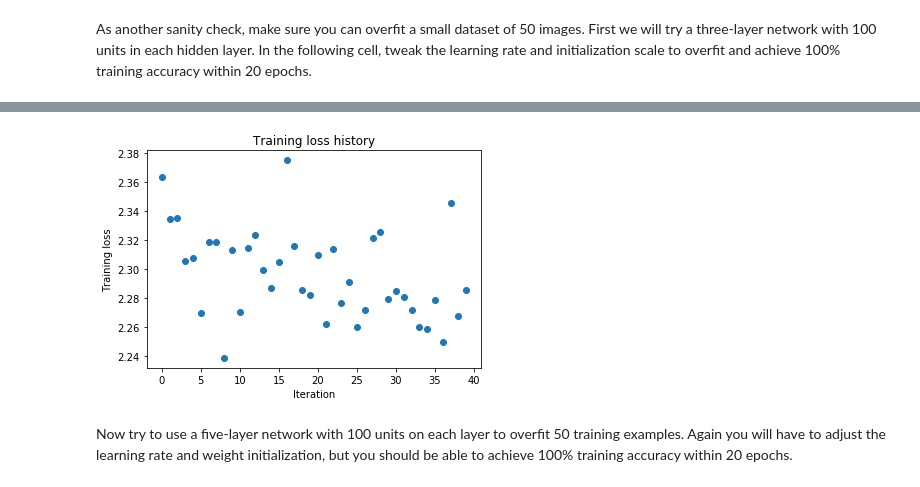
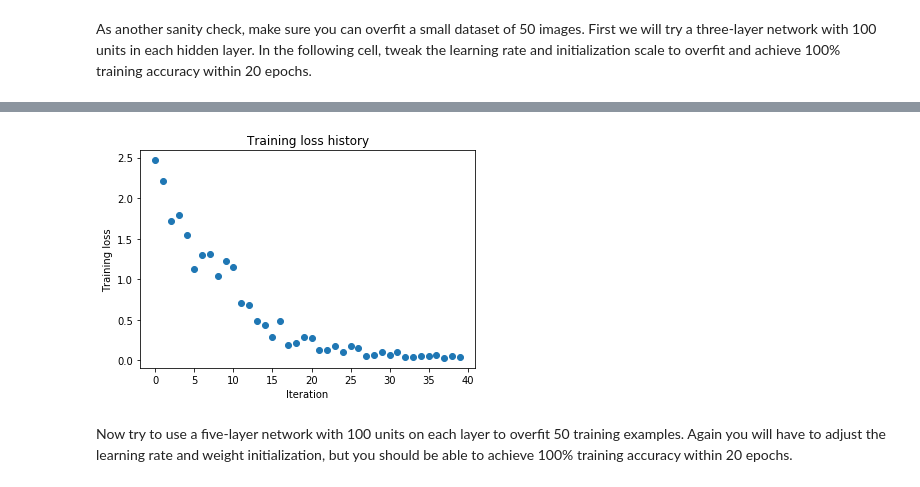
Before and after one commit to yinchimaoliang/cs231n-assignments, a Jupyter notebook: assignment2/FullyConnectedNets.ipynb, the cells around one changed output, grey strips where cells are left out. Cells and saved outputs as stored; diff of their text form; code cells hidden in the pictures.

```diff
--- a/assignment2/FullyConnectedNets.ipynb
+++ b/assignment2/FullyConnectedNets.ipynb
@@ -452,7 +452,7 @@ small_data = {
 }
 
 weight_scale = 1e-2
-learning_rate = 1e-4
+learning_rate = 5e-3
 model = FullyConnectedNet([100, 100],
               weight_scale=weight_scale, dtype=np.float64)
 solver = Solver(model, small_data,
@@ -490,4 +490,4 @@ plt.show()
-[figure, old version]
+[figure, new version]
 # %% [markdown]
 Now try to use a five-layer network with 100 units on each layer to overfit 50 training examples. Again you will have to adjust the learning rate and weight initialization, but you should be able to achieve 100% training accuracy within 20 epochs.
 # %%
```
Also changed, not shown: parts of 3 cells of this notebook, 2 other files.
